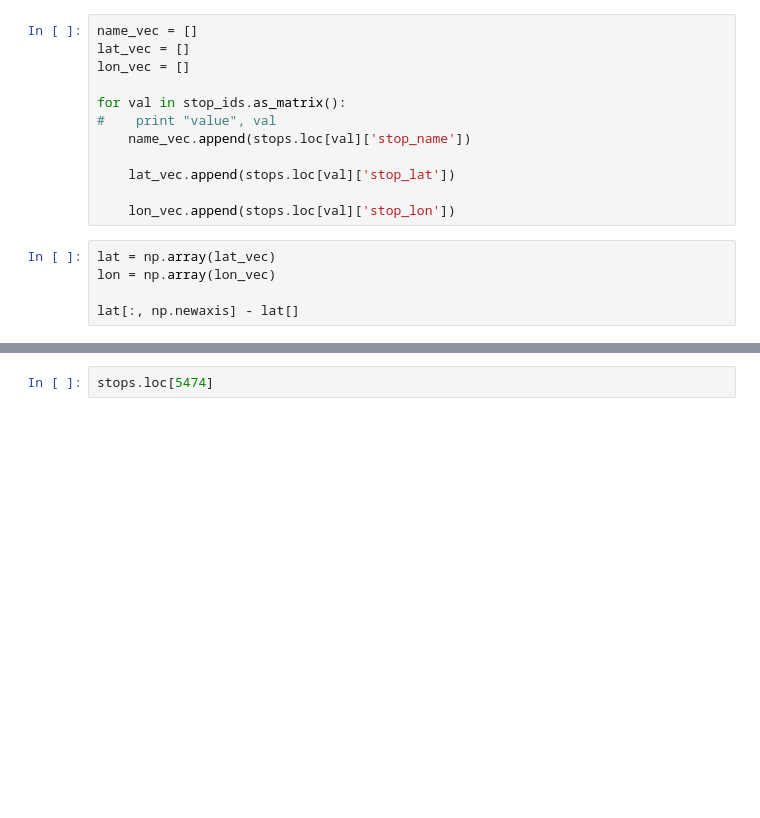
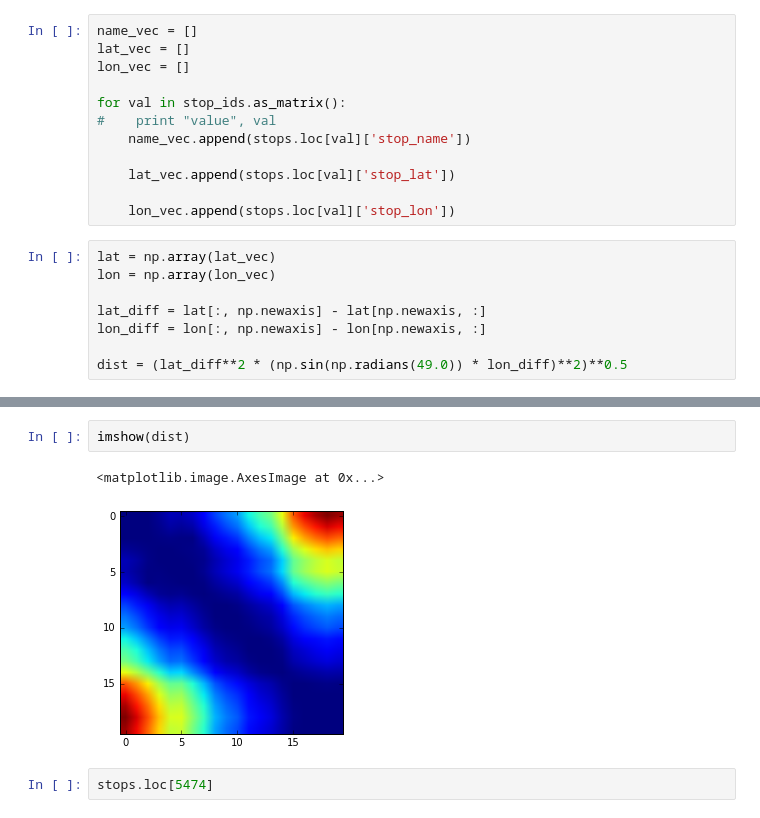
Before and after one commit to jrs65/transit_project, a Jupyter notebook: transit_parsing.ipynb, the cells around one changed output, grey strips where cells are left out. Cells and saved outputs as stored; diff of their text form; blank space fills up the shorter version.

```diff
--- a/transit_parsing.ipynb
+++ b/transit_parsing.ipynb
@@ -161,4 +161,7 @@ for val in stop_ids.as_matrix():
 lat = np.array(lat_vec)
 lon = np.array(lon_vec)
 
-lat[:, np.newaxis] - lat[]
+lat_diff = lat[:, np.newaxis] - lat[np.newaxis, :]
+lon_diff = lon[:, np.newaxis] - lon[np.newaxis, :]
+
+dist = (lat_diff**2 * (np.sin(np.radians(49.0)) * lon_diff)**2)**0.5
@@ -165,3 +186,8 @@ lat[:, np.newaxis] - lat[]
+# %%
+imshow(dist)
+# %% [output]
+<matplotlib.image.AxesImage at 0x...>
+[figure, added]
 # %%
 stops.loc[5474]
 # %% [output]
```
Also changed, not shown: parts of 6 cells of this notebook.
